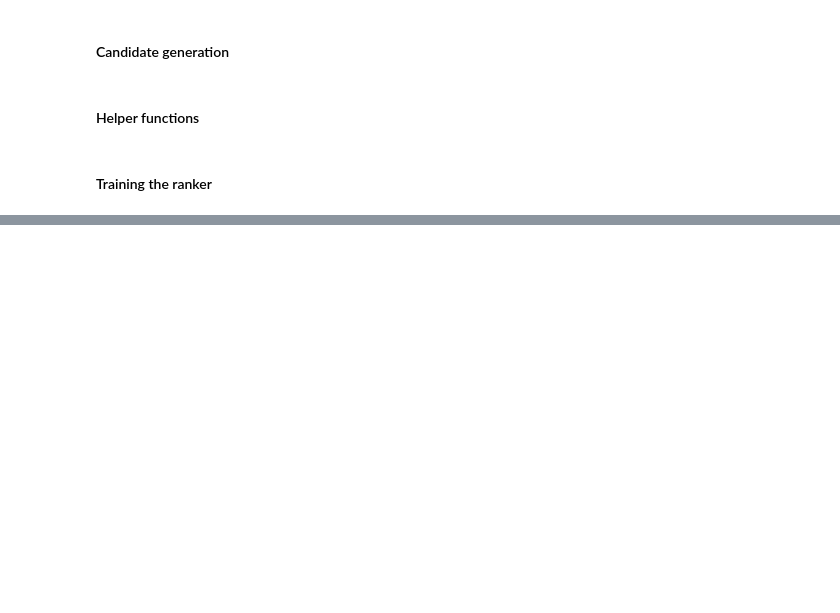
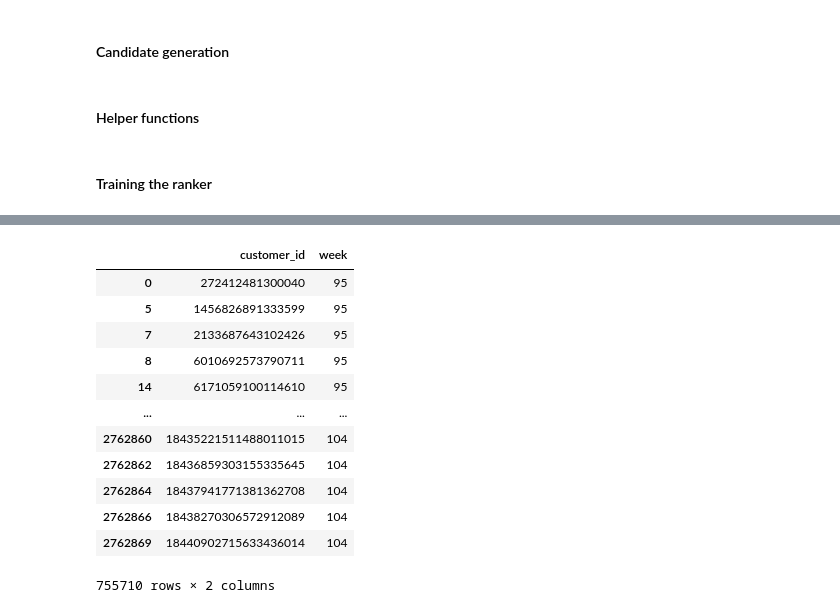
Before and after one commit to LienM/ai-project-23-24, a Jupyter notebook: ArnoDeKeersmaeker/Research/Research 1.ipynb, the cells around one changed output, grey strips where cells are left out. Drawn from its saved outputs; the diff is of its cells as text; code cells hidden in the pictures; blank space fills up the shorter version.

```diff
--- a/ArnoDeKeersmaeker/Research1/Research 1.ipynb
+++ b/ArnoDeKeersmaeker/Research/Research 1.ipynb
@@ -13,7 +13,7 @@ from lightgbm.sklearn import LGBMRanker
 from experiment_template import *
 import os as os
 # %%
-path = "Data/"
+path = "../Data/"
 print(os.getcwd())
 transactions_train = pd.read_parquet(path + 'transactions_train.parquet')
 customers = pd.read_parquet(path + 'customers.parquet')
@@ -390,0 +334,36 @@ else:
+# %%
+# Count how many times each article was sold in each week and also add the corresponding season score
+sales_counts = train_data.groupby(["week", "article_id"]).size().reset_index(name="count")
+sales_counts = sales_counts.merge(current_season_scores, on="article_id").reset_index()
+
+# Old code
+# sales_counts = transactions.merge(current_season_scores, on="article_id")
+# sales_counts = sales_counts.groupby(['week', 'article_id', 'current_season_score']).size().reset_index(name='count')
+
+# The weighted sales combines the global popularity together with season score
+sales_counts["weighted_sales"] = sales_counts["count"] ** sales_counts['current_season_score']
+sales_counts["ranked_weighted_sales"] = (sales_counts.groupby("week")["weighted_sales"].rank(method="dense", ascending=False).astype("int64"))
+
+# Keep the 12 most popular items, add the mean price and shift the week by 1
+sales_counts = sales_counts[sales_counts["ranked_weighted_sales"] <= 12]
+sales_counts.week += 1
+sales_counts = sales_counts.sort_values(by=["week", "article_id"])
+
+# A list of all customers that bought something during each week
+customers_per_week = (train_data.groupby(['week', 'customer_id']).head(1).
+                       drop(columns=['article_id', 'price', "t_dat", "season", "sales_channel_id"]).drop_duplicates(["week","customer_id"]).copy())
+customers_per_week
+# %% [output]
+|  | customer_id | week |
+| 0 | 272412481300040 | 95 |
+| 5 | 1456826891333599 | 95 |
+| 7 | 2133687643102426 | 95 |
+| 8 | 6010692573790711 | 95 |
+| 14 | 6171059100114610 | 95 |
+| ... | ... | ... |
+| 2762860 | 18435221511488011015 | 104 |
+| 2762862 | 18436859303155335645 | 104 |
+| 2762864 | 18437941771381362708 | 104 |
+| 2762866 | 18438270306572912089 | 104 |
+| 2762869 | 18440902715633436014 | 104 |
+755710 rows × 2 columns
```
Also changed, not shown: parts of 10 cells of this notebook, 1 other file.
